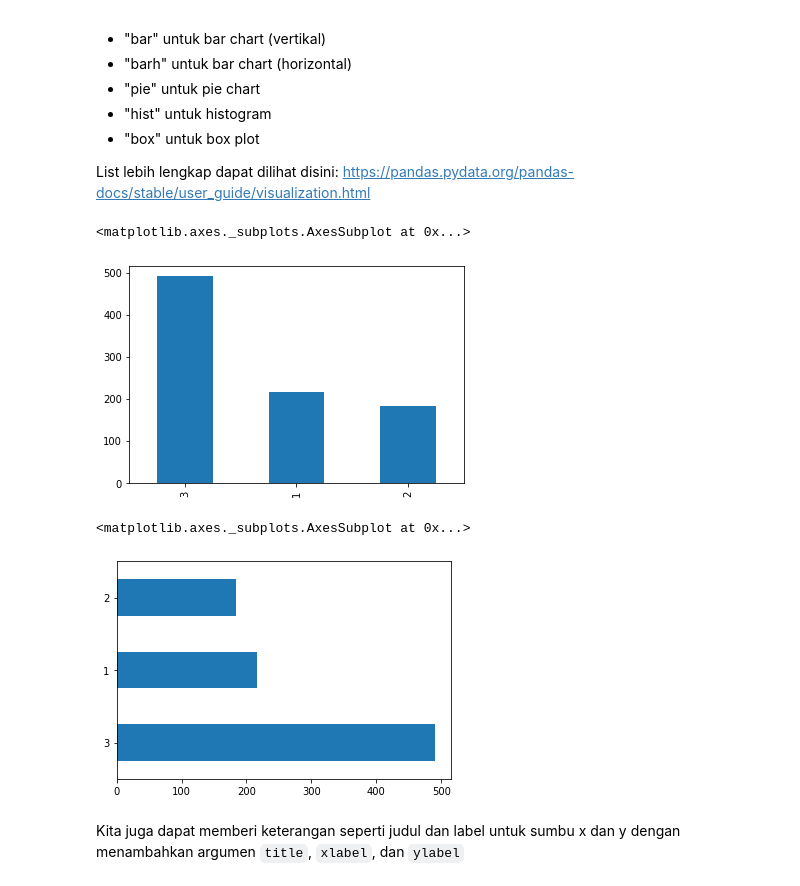
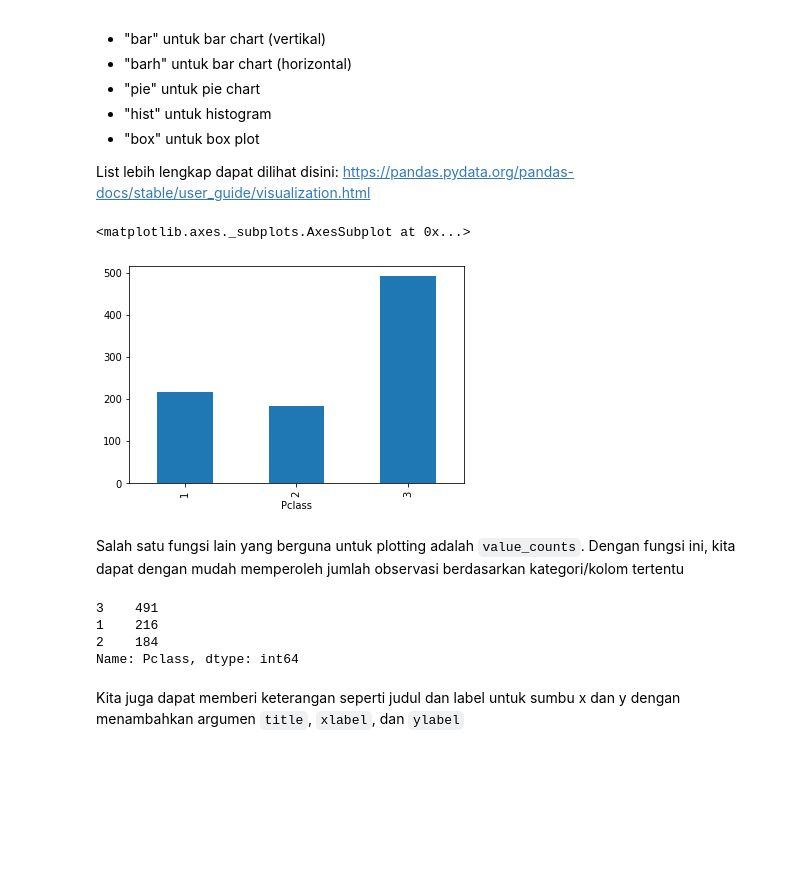
Before and after one commit to richardcsuwandi/ppsdcw1, a Jupyter notebook: template.ipynb, the cells around one changed output. Saved outputs shown, nothing was run; the diff lists cells and outputs as text; code cells hidden in the pictures; blank space fills up the shorter version.

```diff
--- a/template.ipynb
+++ b/template.ipynb
@@ -582,16 +582,20 @@ Dengan fungsi `plot`, kita dapat menghasilkan berbagai jenis visualisasi data me
 List lebih lengkap dapat dilihat disini: https://pandas.pydata.org/pandas-docs/stable/user_guide/visualization.html
 # %%
 # Membuat bar chart (vertikal)
-df["Pclass"].value_counts().plot(kind="bar")
+df.groupby("Pclass").count()["Name"].plot(kind="bar")
 # %% [output]
 <matplotlib.axes._subplots.AxesSubplot at 0x...>
-[figure, old version]
+[figure, new version]
+# %% [markdown]
+Salah satu fungsi lain yang berguna untuk plotting adalah `value_counts`. Dengan fungsi ini, kita dapat dengan mudah memperoleh jumlah observasi berdasarkan kategori/kolom tertentu
 # %%
-# Membuat bar chart (horizontal)
-df["Pclass"].value_counts().plot(kind="barh")
+# Menggunakan value_counts
+df["Pclass"].value_counts()
 # %% [output]
-<matplotlib.axes._subplots.AxesSubplot at 0x...>
+3    491
+1    216
+2    184
+Name: Pclass, dtype: int64
-[figure, removed]
 # %% [markdown]
 Kita juga dapat memberi keterangan seperti judul dan label untuk sumbu x dan y dengan menambahkan argumen `title`, `xlabel`, dan `ylabel`
 # %%
```
Also changed, not shown: parts of 5 cells of this notebook.
